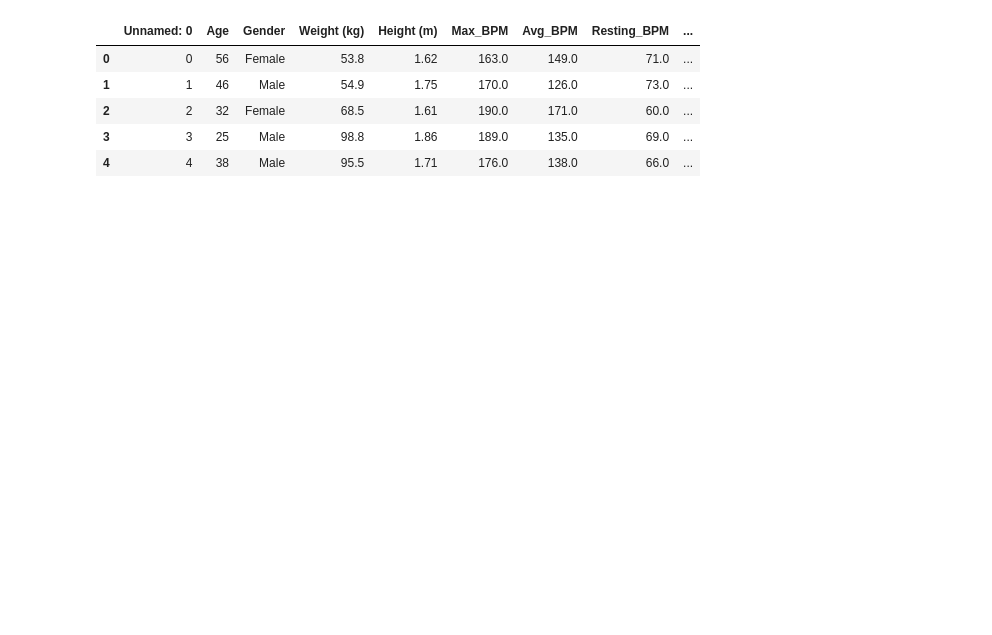
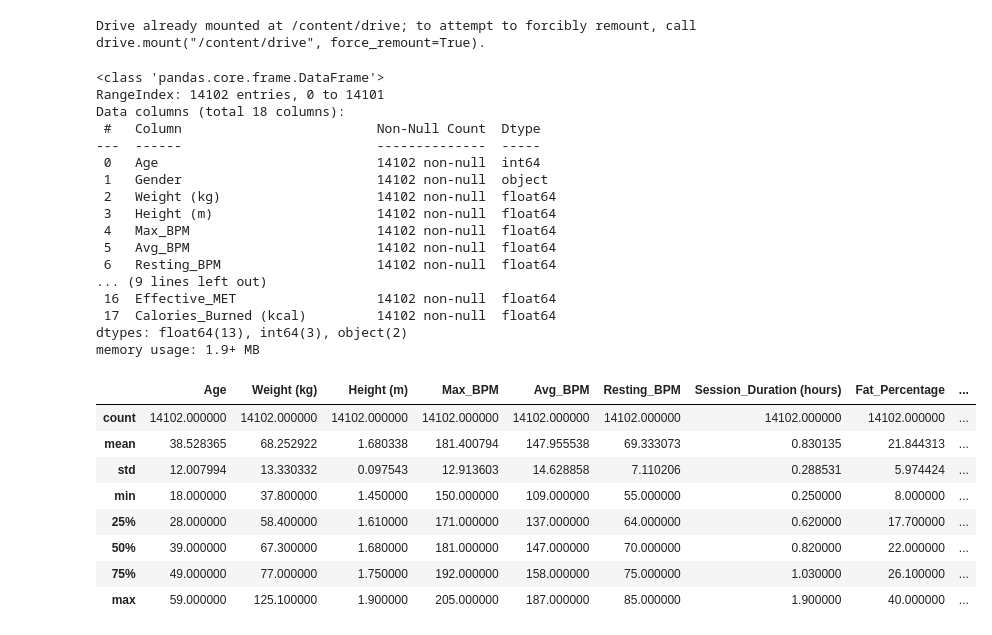
Before and after one commit to pravinkumardatafreak/Fitbit-Calorie-Burn-Prediction-Workout-Pattern-Clustering-, a Jupyter notebook: FITBIT.ipynb, the cells around one changed output. Cells and saved outputs as stored; diff of their text form; code cells hidden in the pictures; blank space fills up the shorter version.

```diff
--- a/FITBIT.ipynb
+++ b/FITBIT.ipynb
@@ -2,13 +2,41 @@
 <a href="https://colab.research.google.com/github/pravinkumardatafreak/Fitbit-Calorie-Burn-Prediction-Workout-Pattern-Clustering-/blob/main/FITBIT.ipynb" target="_parent"><img src="https://colab.research.google.com/assets/colab-badge.svg" alt="Open In Colab"/></a>
 # %%
 import pandas as pd
-# %%
-df = pd.read_csv('/Fitbit_dataset.csv')
-display(df.head())
-# %% [output]
-|  | Unnamed: 0 | Age | Gender | Weight (kg) | Height (m) | Max_BPM | Avg_BPM | Resting_BPM | ... |
-| 0 | 0 | 56 | Female | 53.8 | 1.62 | 163.0 | 149.0 | 71.0 | ... |
-| 1 | 1 | 46 | Male | 54.9 | 1.75 | 170.0 | 126.0 | 73.0 | ... |
-| 2 | 2 | 32 | Female | 68.5 | 1.61 | 190.0 | 171.0 | 60.0 | ... |
-| 3 | 3 | 25 | Male | 98.8 | 1.86 | 189.0 | 135.0 | 69.0 | ... |
-| 4 | 4 | 38 | Male | 95.5 | 1.71 | 176.0 | 138.0 | 66.0 | ... |
+# %%
+from google.colab import drive
+drive.mount('/content/drive')
+df = pd.read_csv('/content/drive/MyDrive/Colab Notebooks/FITBIT project/Fitbit_dataset.csv')
+# %% [output]
+Drive already mounted at /content/drive; to attempt to forcibly remount, call drive.mount("/content/drive", force_remount=True).
+# %%
+df = df.drop(columns=['Unnamed: 0'])
+# %%
+df.info()
+df.describe()
+# %% [output]
+<class 'pandas.core.frame.DataFrame'>
+RangeIndex: 14102 entries, 0 to 14101
+Data columns (total 18 columns):
+ #   Column                         Non-Null Count  Dtype
+---  ------                         --------------  -----
+ 0   Age                            14102 non-null  int64
+ 1   Gender                         14102 non-null  object
+ 2   Weight (kg)                    14102 non-null  float64
+ 3   Height (m)                     14102 non-null  float64
+ 4   Max_BPM                        14102 non-null  float64
+ 5   Avg_BPM                        14102 non-null  float64
+ 6   Resting_BPM                    14102 non-null  float64
+... (9 lines left out)
+ 16  Effective_MET                  14102 non-null  float64
+ 17  Calories_Burned (kcal)         14102 non-null  float64
+dtypes: float64(13), int64(3), object(2)
+memory usage: 1.9+ MB
+|  | Age | Weight (kg) | Height (m) | Max_BPM | Avg_BPM | Resting_BPM | Session_Duration (hours) | Fat_Percentage | ... |
+| count | 14102.000000 | 14102.000000 | 14102.000000 | 14102.000000 | 14102.000000 | 14102.000000 | 14102.000000 | 14102.000000 | ... |
+| mean | 38.528365 | 68.252922 | 1.680338 | 181.400794 | 147.955538 | 69.333073 | 0.830135 | 21.844313 | ... |
+| std | 12.007994 | 13.330332 | 0.097543 | 12.913603 | 14.628858 | 7.110206 | 0.288531 | 5.974424 | ... |
+| min | 18.000000 | 37.800000 | 1.450000 | 150.000000 | 109.000000 | 55.000000 | 0.250000 | 8.000000 | ... |
+| 25% | 28.000000 | 58.400000 | 1.610000 | 171.000000 | 137.000000 | 64.000000 | 0.620000 | 17.700000 | ... |
+| 50% | 39.000000 | 67.300000 | 1.680000 | 181.000000 | 147.000000 | 70.000000 | 0.820000 | 22.000000 | ... |
+| 75% | 49.000000 | 77.000000 | 1.750000 | 192.000000 | 158.000000 | 75.000000 | 1.030000 | 26.100000 | ... |
+| max | 59.000000 | 125.100000 | 1.900000 | 205.000000 | 187.000000 | 85.000000 | 1.900000 | 40.000000 | ... |
```
Also changed, not shown: parts of 18 cells of this notebook.
